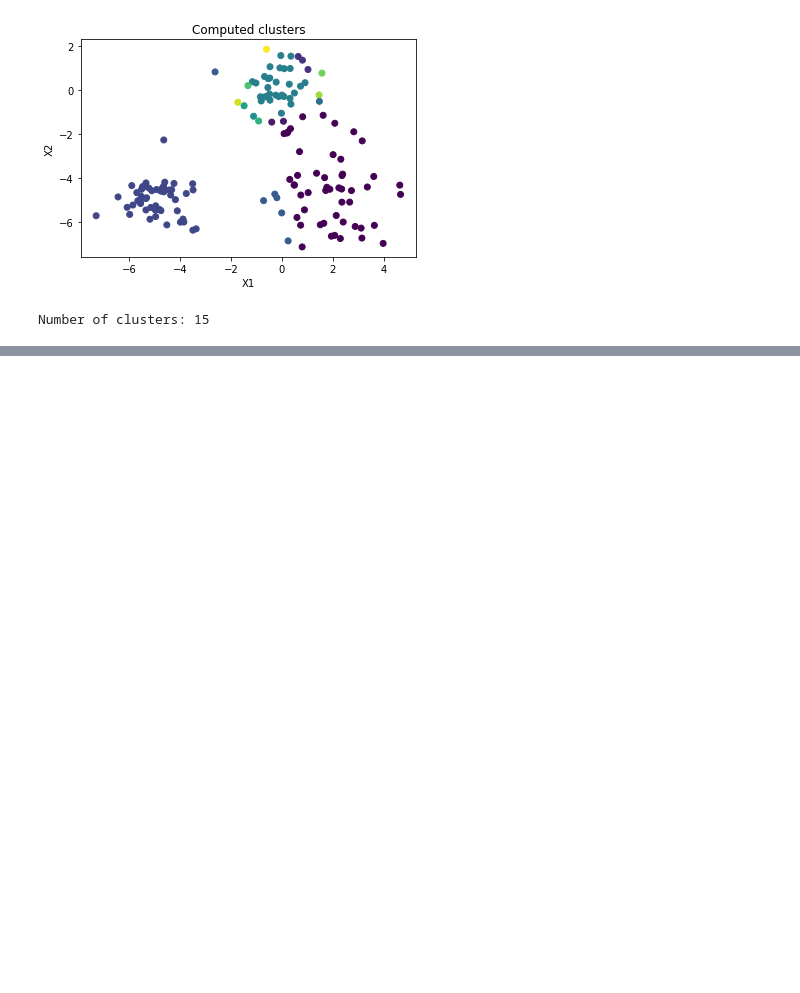
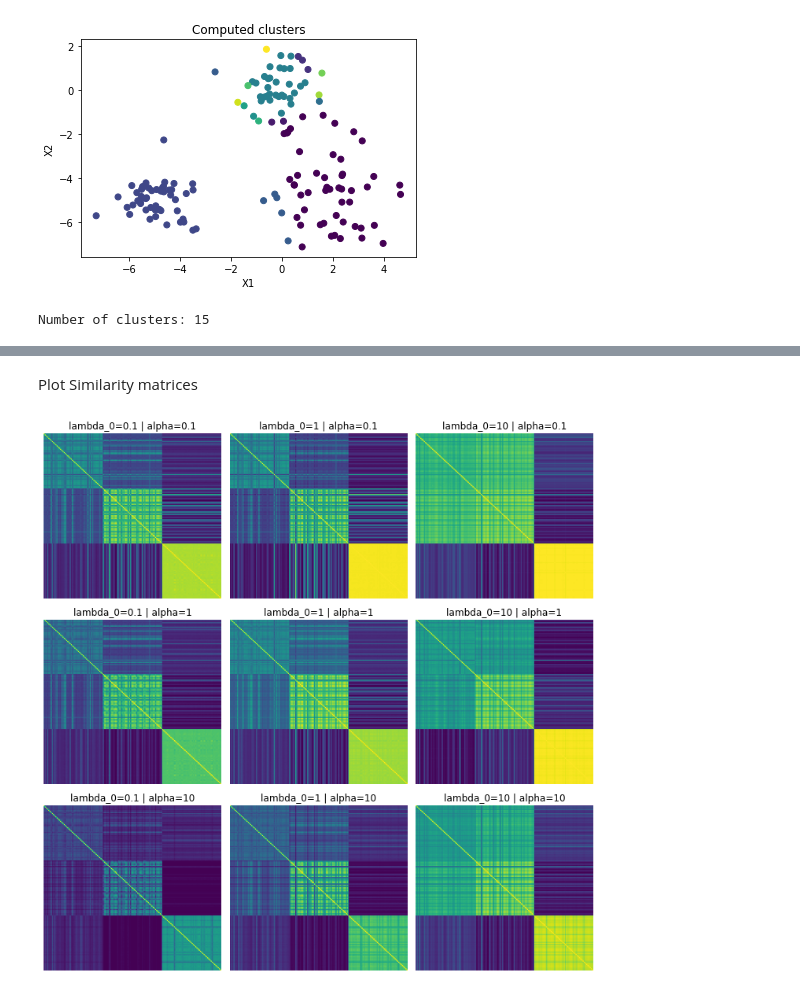
Before and after one commit to Samuele-Caccavelli/bayesian_statistics_project, a Jupyter notebook: notebooks/jupyter/neal_algorithm3.ipynb, the cells around one changed output, grey strips where cells are left out. Cells and saved outputs as stored; diff of their text form; code cells hidden in the pictures; blank space fills up the shorter version.

Commit message:
Hyper-parameters comparison

```diff
--- a/notebooks/jupyter/neal_algorithm3.ipynb
+++ b/notebooks/jupyter/neal_algorithm3.ipynb
@@ -29,7 +30,7 @@ def compute_mu_0(Y):
     return np.mean(Y, axis=0)   # default to mean of data, reasonable assumption
 
 def compute_nu_0(D):
-    return D    # default to D, potentially change this
+    return D + 1    # default to D, potentially change this
 
 def compute_inv_scale_mat_0(D):
     return np.eye(D)    # default to identity, potentially change this
@@ -181,0 +329,37 @@ Number of clusters: 15
+# %%
+folder_path = "../../results/algorithm_3"
+plot_data_file = folder_path + "/data_for_plots"
+with open(plot_data_file, 'wb') as file:
+    pickle.dump(all_data_for_plots, file)
+# %%
+folder_path = "../../results/algorithm_3"
+plot_data_file = folder_path + "/data_for_plots"
+with open(plot_data_file, 'rb') as file:
+    all_data_for_plots = pickle.load(file)
+# %% [markdown]
+Plot Similarity matrices
+# %%
+# code not clean but output ok
+p1_values = [0.1, 1, 10]
+p2_values = [0.1, 1, 10]
+
+fig, axes = plt.subplots(len(p2_values), len(p1_values), figsize=(10, 10))
+
+for i, p2 in enumerate(p2_values):
+    for j, p1 in enumerate(p1_values):
+        # Find the corresponding data
+        for data, labels, history, parameters, M, entropies, binder_losses, best_clustering, best_n_clusters, scores in all_data_for_plots:
+            if parameters['lambda_0'] == p1 and parameters['alpha'] == p2:
+                ax = axes[i, j]
+                ax.imshow(M, aspect='auto', cmap='viridis')
+                ax.set_title(f"lambda_0={p1} | alpha={p2}")
+                ax.axis('off')
+                break
+        else:
+            # If no matching parameters are found
+            axes[i, j].set_visible(False)
+
+plt.tight_layout()
+plt.show()
+# %% [output]
+[figure, added]
```
Also changed, not shown: parts of 15 cells of this notebook, 11 other files.
